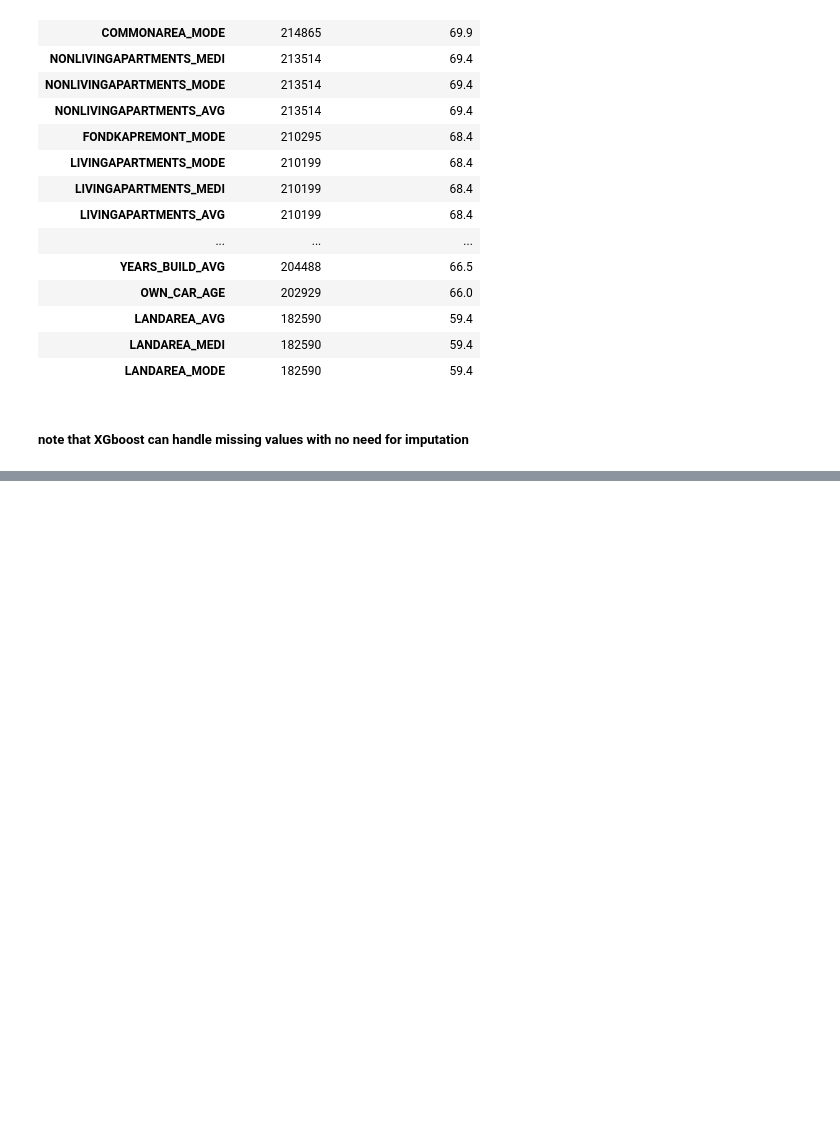
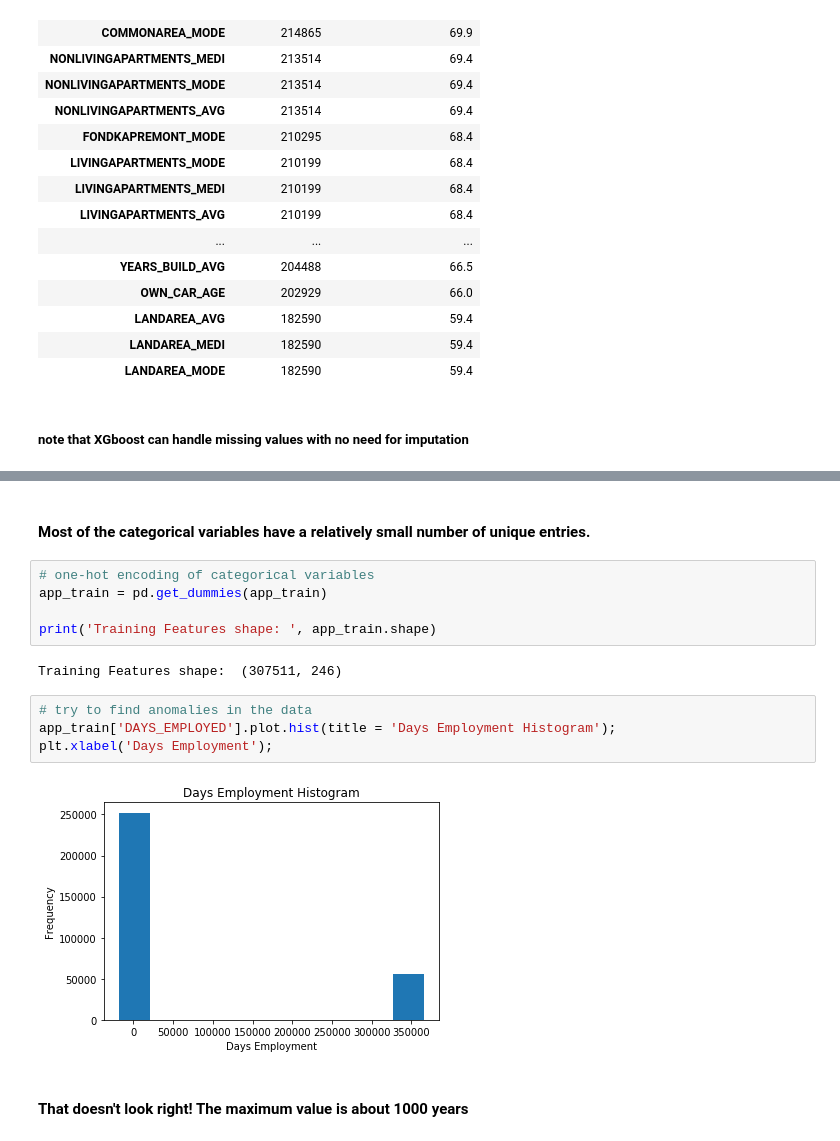
Before and after one commit to Axibord/scoring, a Jupyter notebook: model.ipynb, the cells around one changed output, grey strips where cells are left out. Saved outputs shown, nothing was run; the diff lists cells and outputs as text; blank space fills up the shorter version.

Commit message:
added main data/exploration/feature engineering

```diff
--- a/model.ipynb
+++ b/model.ipynb
@@ -73,0 +103,17 @@ There are 67 columns that have missing values.
+# %% [markdown]
+#### Most of the categorical variables have a relatively small number of unique entries.
+# %%
+# one-hot encoding of categorical variables
+app_train = pd.get_dummies(app_train)
+
+print('Training Features shape: ', app_train.shape)
+# %% [output]
+Training Features shape:  (307511, 246)
+# %%
+# try to find anomalies in the data
+app_train['DAYS_EMPLOYED'].plot.hist(title = 'Days Employment Histogram');
+plt.xlabel('Days Employment');
+# %% [output]
+[figure, added]
+# %% [markdown]
+#### That doesn't look right! The maximum value is about 1000 years
```
Also changed, not shown: parts of 31 cells of this notebook, 2 other files.
